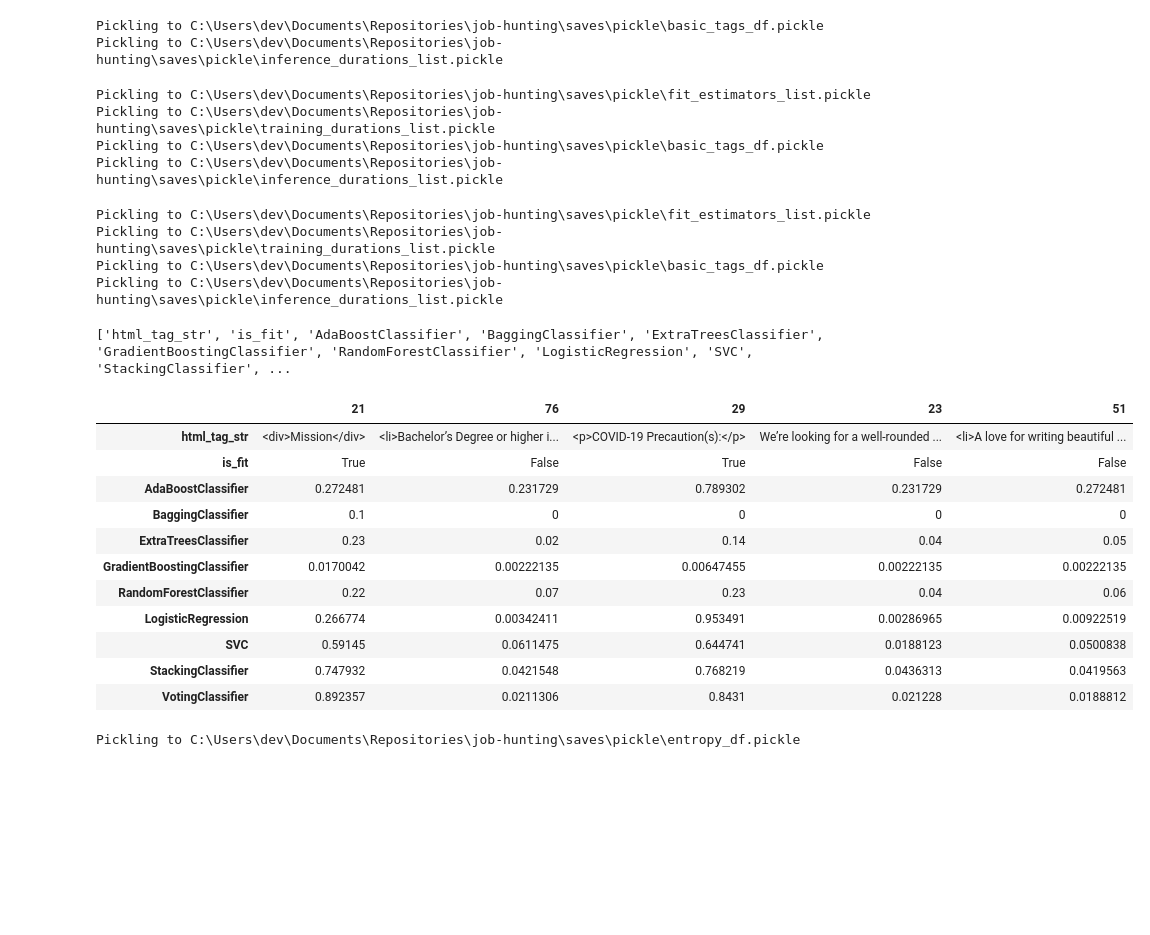
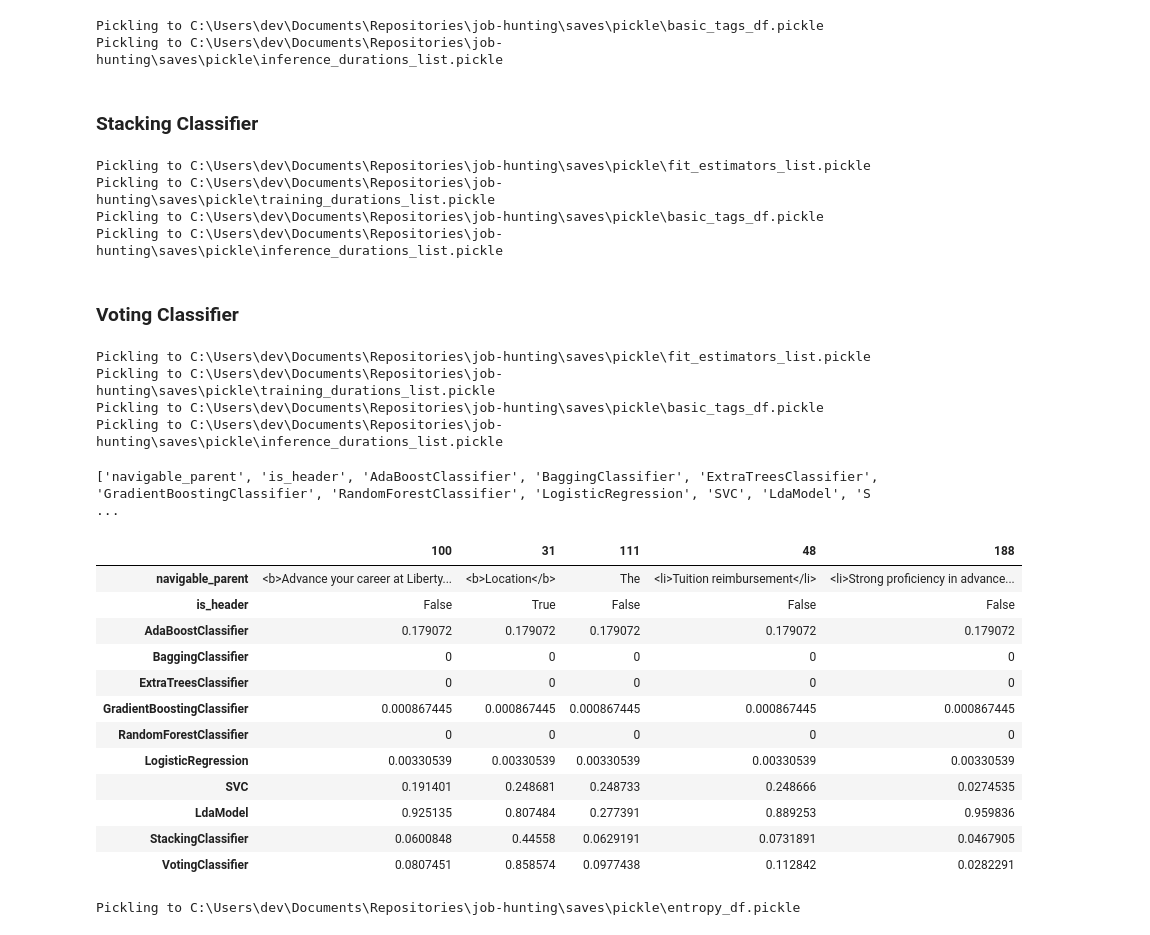
Before and after one commit to dbabbitt/job-hunting, a Jupyter notebook: ipynb/Indeed Header Classifier Scores.ipynb, the cells around one changed output. Saved outputs shown, nothing was run; the diff lists cells and outputs as text; code cells hidden in the pictures; blank space fills up the shorter version.

```diff
--- a/ipynb/Indeed Header Classifier Scores.ipynb
+++ b/ipynb/Indeed Header Classifier Scores.ipynb
@@ -158,26 +194,30 @@ Pickling to C:\Users\dev\Documents\Repositories\job-hunting\saves\pickle\trainin
 # %%
 
-try:
-    estimators_list = s.load_object('estimators_list')
-except:
-    estimators_list = []
-    s.store_objects(estimators_list=estimators_list)
-if len(estimators_list):
-    inference_durations_list = []
-    for clf in estimators_list:
-        clf_name = str(type(clf)).split('.')[-1].split("'")[0]
-        basic_tags_df[clf_name] = np.nan
-        start_time = time.time()
-        for row_index, row_series in basic_tags_df.iterrows():
-            html_tag_str = row_series.html_tag_str
-            X_test = bq_tt.transform(bq_cv.transform([html_tag_str])).toarray()
+inference_durations_list = []
+for clf in fit_estimators_list:
+    clf_name = str(type(clf)).split('.')[-1].split("'")[0]
+    basic_tags_df[clf_name] = np.nan
+    start_time = time.time()
+    for row_index, row_series in basic_tags_df.iterrows():
+        navigable_parent = row_series.navigable_parent
+        if(clf_name == 'LdaModel'):
+            X_test = headers_dictionary.doc2bow(regex_tokenizer(navigable_parent))
+
+            # Assuming it's the second topic
+            y_predict_proba = lda[X_test][0][1]
+
+        else:
+            X_test = bq_tt.transform(bq_cv.transform([navigable_parent])).toarray()
             y_predict_proba = clf.predict_proba(X_test)[0][1]
-            basic_tags_df.loc[row_index, clf_name] = y_predict_proba
-        stop_time = time.time()
-        inference_durations_list.append(stop_time - start_time)
-    s.store_objects(basic_tags_df=basic_tags_df, inference_durations_list=inference_durations_list)
+        basic_tags_df.loc[row_index, clf_name] = y_predict_proba
+    stop_time = time.time()
+    inference_durations_list.append(stop_time - start_time)
+s.store_objects(basic_tags_df=basic_tags_df, inference_durations_list=inference_durations_list)
 # %% [output]
 Pickling to C:\Users\dev\Documents\Repositories\job-hunting\saves\pickle\basic_tags_df.pickle
 Pickling to C:\Users\dev\Documents\Repositories\job-hunting\saves\pickle\inference_durations_list.pickle
+# %% [markdown]
+
+### Stacking Classifier
 # %%
 
@@ -222,5 +255,8 @@ Pickling to C:\Users\dev\Documents\Repositories\job-hunting\saves\pickle\fit_est
 Pickling to C:\Users\dev\Documents\Repositories\job-hunting\saves\pickle\training_durations_list.pickle
 Pickling to C:\Users\dev\Documents\Repositories\job-hunting\saves\pickle\basic_tags_df.pickle
 Pickling to C:\Users\dev\Documents\Repositories\job-hunting\saves\pickle\inference_durations_list.pickle
+# %% [markdown]
+
+### Voting Classifier
 # %%
 
@@ -260,28 +295,30 @@ Pickling to C:\Users\dev\Documents\Repositories\job-hunting\saves\pickle\inferen
 # %%
 
 try:
     basic_tags_df = s.load_object('basic_tags_df')
 except:
-    columns_list = ['html_tag_str', 'is_fit', 'AdaBoostClassifier', 'BaggingClassifier', 'ExtraTreesClassifier', 'GradientBoostingClassifier',
-                    'RandomForestClassifier', 'LogisticRegression', 'SVC', 'StackingClassifier', 'VotingClassifier']
+    columns_list = ['navigable_parent', 'is_header', 'AdaBoostClassifier', 'BaggingClassifier', 'ExtraTreesClassifier',
+                    'GradientBoostingClassifier', 'RandomForestClassifier', 'LogisticRegression', 'SVC', 'LdaModel', 'StackingClassifier',
+                    'VotingClassifier']
     basic_tags_df = pd.DataFrame([], columns=columns_list)
     s.store_objects(basic_tags_df=basic_tags_df)
 print(basic_tags_df.columns.tolist())
 basic_tags_df.sample(5).T
 # %% [output]
-['html_tag_str', 'is_fit', 'AdaBoostClassifier', 'BaggingClassifier', 'ExtraTreesClassifier', 'GradientBoostingClassifier', 'RandomForestClassifier', 'LogisticRegression', 'SVC', 'StackingClassifier', ...
+['navigable_parent', 'is_header', 'AdaBoostClassifier', 'BaggingClassifier', 'ExtraTreesClassifier', 'GradientBoostingClassifier', 'RandomForestClassifier', 'LogisticRegression', 'SVC', 'LdaModel', 'S ...
-|  | 21 | 76 | 29 | 23 | 51 |
-| html_tag_str | <div>Mission</div> | <li>Bachelor’s Degree or higher i... | <p>COVID-19 Precaution(s):</p> | We’re looking for a well-rounded ... | <li>A love for writing beautiful ... |
-| is_fit | True | False | True | False | False |
-| AdaBoostClassifier | 0.272481 | 0.231729 | 0.789302 | 0.231729 | 0.272481 |
-| BaggingClassifier | 0.1 | 0 | 0 | 0 | 0 |
-| ExtraTreesClassifier | 0.23 | 0.02 | 0.14 | 0.04 | 0.05 |
-| GradientBoostingClassifier | 0.0170042 | 0.00222135 | 0.00647455 | 0.00222135 | 0.00222135 |
-| RandomForestClassifier | 0.22 | 0.07 | 0.23 | 0.04 | 0.06 |
-| LogisticRegression | 0.266774 | 0.00342411 | 0.953491 | 0.00286965 | 0.00922519 |
-| SVC | 0.59145 | 0.0611475 | 0.644741 | 0.0188123 | 0.0500838 |
-| StackingClassifier | 0.747932 | 0.0421548 | 0.768219 | 0.0436313 | 0.0419563 |
-| VotingClassifier | 0.892357 | 0.0211306 | 0.8431 | 0.021228 | 0.0188812 |
+|  | 100 | 31 | 111 | 48 | 188 |
+| navigable_parent | <b>Advance your career at Liberty... | <b>Location</b> | The | <li>Tuition reimbursement</li> | <li>Strong proficiency in advance... |
+| is_header | False | True | False | False | False |
+| AdaBoostClassifier | 0.179072 | 0.179072 | 0.179072 | 0.179072 | 0.179072 |
+| BaggingClassifier | 0 | 0 | 0 | 0 | 0 |
+| ExtraTreesClassifier | 0 | 0 | 0 | 0 | 0 |
+| GradientBoostingClassifier | 0.000867445 | 0.000867445 | 0.000867445 | 0.000867445 | 0.000867445 |
+| RandomForestClassifier | 0 | 0 | 0 | 0 | 0 |
+| LogisticRegression | 0.00330539 | 0.00330539 | 0.00330539 | 0.00330539 | 0.00330539 |
+| SVC | 0.191401 | 0.248681 | 0.248733 | 0.248666 | 0.0274535 |
+| LdaModel | 0.925135 | 0.807484 | 0.277391 | 0.889253 | 0.959836 |
+| StackingClassifier | 0.0600848 | 0.44558 | 0.0629191 | 0.0731891 | 0.0467905 |
+| VotingClassifier | 0.0807451 | 0.858574 | 0.0977438 | 0.112842 | 0.0282291 |
 # %%
 
 metrics_list = ['accuracy_score', 'adjusted_mutual_info_score', 'adjusted_rand_score', 'average_precision_score',
```
Also changed, not shown: parts of 25 cells of this notebook, 2 other files.
